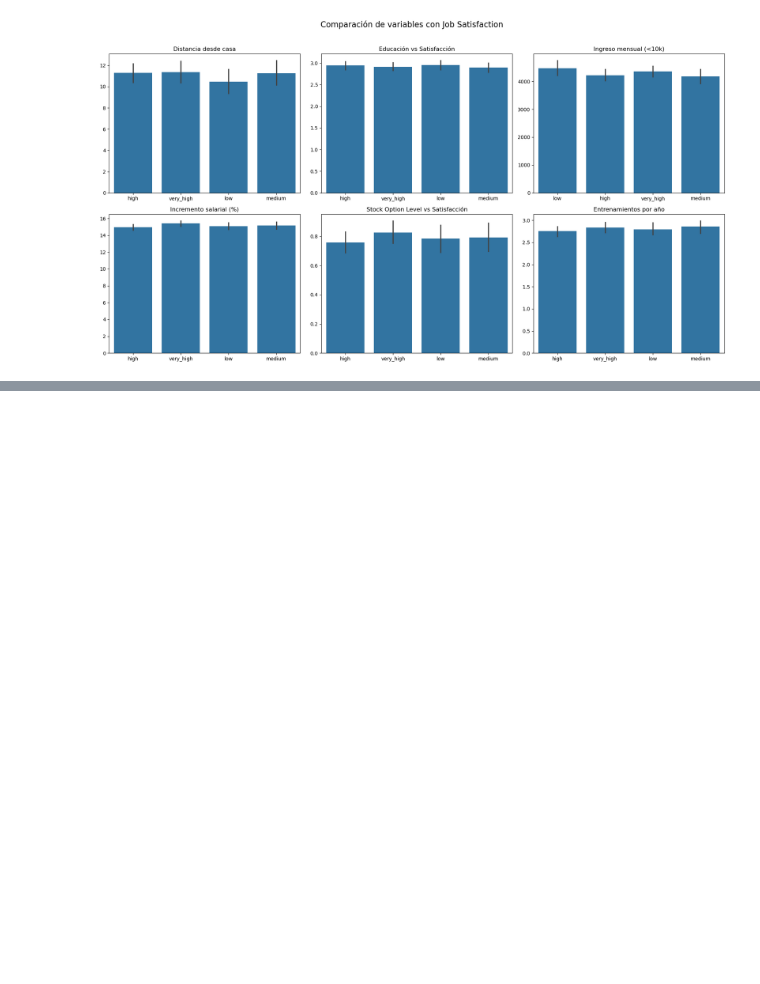
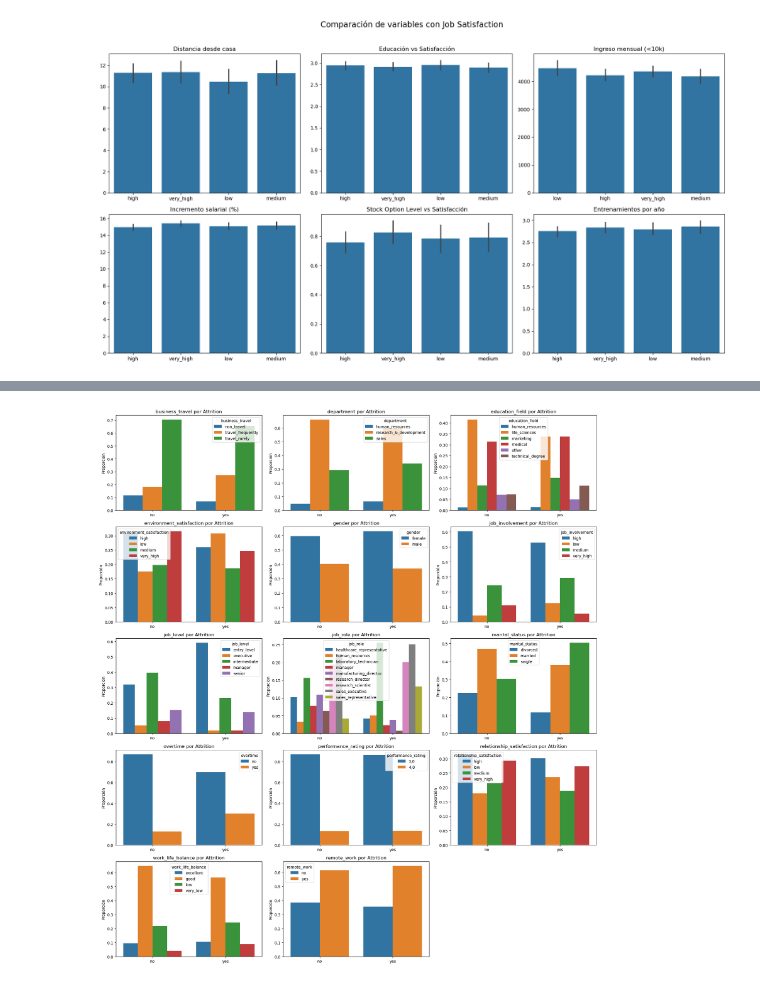
Before and after one commit to xcgrisales/project-da-promo-50-modulo-3-team-4, a Jupyter notebook: visualizacioines_presentacion.ipynb, the cells around one changed output, grey strips where cells are left out. Cells and saved outputs as stored; diff of their text form; code cells hidden in the pictures; blank space fills up the shorter version.

```diff
--- a/visualizacioines_presentacion.ipynb
+++ b/visualizacioines_presentacion.ipynb
@@ -85,0 +163,52 @@ plt.show()
+# %%
+# Lista de columnas a comparar con 'attrition'
+cols = [
+    'business_travel', 'department', 'education_field',
+    'environment_satisfaction', 'gender', 'job_involvement', 'job_level',
+    'job_role', 'marital_status', 'overtime', 'performance_rating',
+    'relationship_satisfaction', 'work_life_balance', 'remote_work'
+]
+
+# Número de gráficos por fila
+ncols = 3
+nrows = -(-len(cols) // ncols)  # redondeo hacia arriba
+
+# Crear subplots
+fig, axes = plt.subplots(nrows=nrows, ncols=ncols, figsize=(18, nrows * 4))
+axes = axes.flatten()
+
+# Crear visualizaciones
+for i, col in enumerate(cols):
+    ax = axes[i]
+    try:
+        if df[col].dtype == 'object' or df[col].nunique() < 10:
+            # Categórica: proporciones por attrition
+            prop_df = df.groupby(['attrition', col]).size().reset_index(name='count')
+            total_per_group = prop_df.groupby('attrition')['count'].transform('sum')
+            prop_df['percentage'] = prop_df['count'] / total_per_group
+
+            sns.barplot(data=prop_df, x='attrition', y='percentage', hue=col, ax=ax)
+            ax.set_ylabel('Proporción')
+            ax.set_title(f'{col} por Attrition')
+
+        else:
+            # Numérica: media por attrition
+            sns.barplot(data=df, x='attrition', y=col, ax=ax, estimator='mean')
+            ax.set_ylabel(f'Media de {col}')
+            ax.set_title(f'Media de {col} por Attrition')
+
+        ax.set_xlabel('')
+        ax.tick_params(axis='x', rotation=0)
+
+    except Exception as e:
+        ax.set_visible(False)
+        print(f'Error al graficar {col}: {e}')
+
+# Ocultar subplots sobrantes
+for j in range(i + 1, len(axes)):
+    axes[j].set_visible(False)
+
+plt.tight_layout()
+plt.show()
+# %% [output]
+[figure, added]
```
Also changed, not shown: parts of 1 cell of this notebook.
